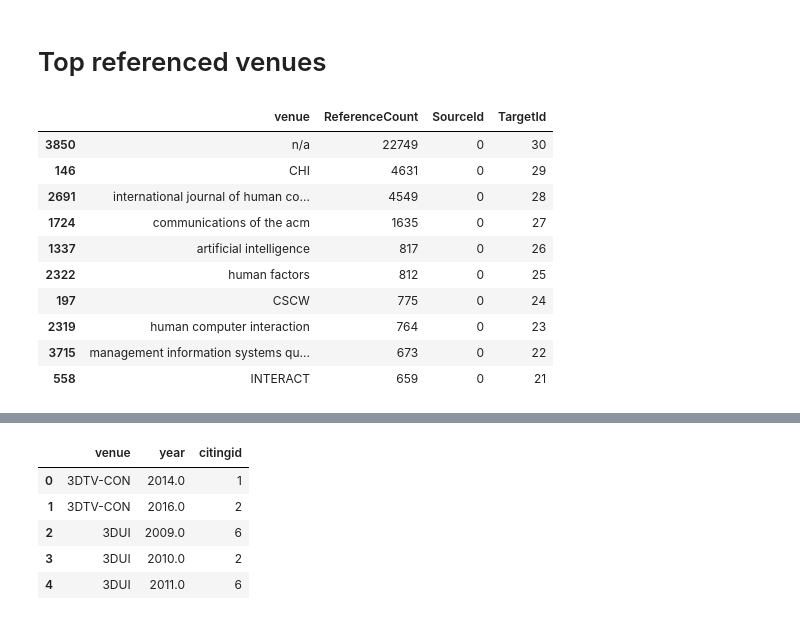
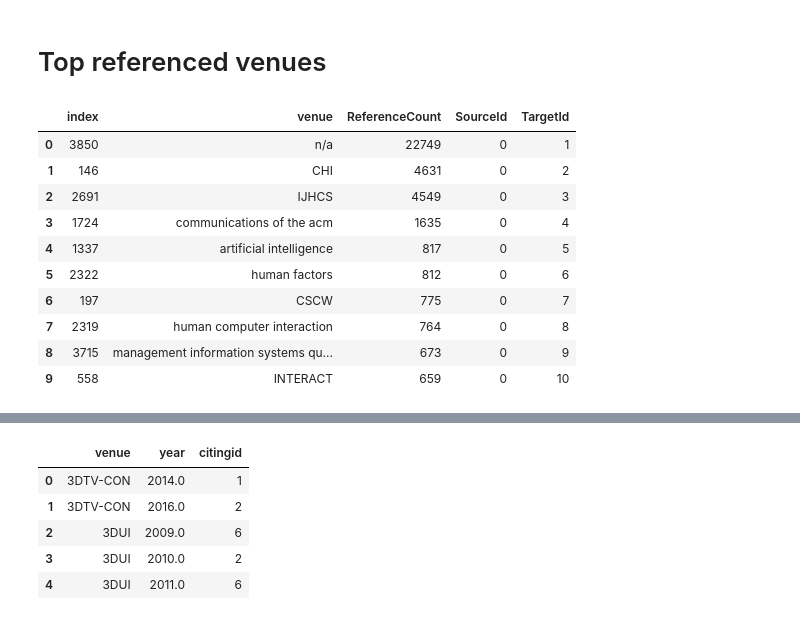
Before and after one commit to andremann/IJHCS-special-issue, a Jupyter notebook: IJHCS_analysis.ipynb, the cells around one changed output, grey strips where cells are left out. Drawn from its saved outputs; the diff is of its cells as text; code cells hidden in the pictures.

```diff
--- a/IJHCS_analysis.ipynb
+++ b/IJHCS_analysis.ipynb
@@ -416,30 +416,34 @@ pio.write_image(fig, 'reports/images/ijhcs_reference_memory_%s.png' % LOOKBACK)
 # %%
 def get_venue(row):
     return row['journame'] if type(row['journame']) == str else row['confseries']
 
 top_referenced_venues = ijhcs_ref[['journame', 'confseries']]
 top_referenced_venues['venue'] = top_referenced_venues.apply(lambda row: get_venue(row), axis=1)
 top_referenced_venues.drop(columns=['journame', 'confseries'], inplace=True)
 top_referenced_venues.fillna('n/a', inplace=True)
-top_referenced_venues = top_referenced_venues.groupby('venue').size().reset_index(name='ReferenceCount').sort_values('ReferenceCount', ascending=False)[:TOP_N]
+top_referenced_venues = top_referenced_venues.groupby('venue').size().reset_index(name='ReferenceCount').sort_values('ReferenceCount', ascending=False)[:TOP_N+1].reset_index()
 
 # Rebasing columns for SanKey plot
 top_referenced_venues['SourceId'] = 0
-top_referenced_venues['TargetId'] = top_referenced_venues.ReferenceCount.rank()
+top_referenced_venues['TargetId'] = top_referenced_venues.ReferenceCount.index + 1
 top_referenced_venues.TargetId = top_referenced_venues.TargetId.astype(int)
+
+# Quick IJHCS rename
+top_referenced_venues.loc[top_referenced_venues.venue == 'international journal of human computer studies international journal of man machine studies', 'venue'] = 'IJHCS'
+
 top_referenced_venues.head(10)
 # %% [output]
-|  | venue | ReferenceCount | SourceId | TargetId |
-| 3850 | n/a | 22749 | 0 | 30 |
-| 146 | CHI | 4631 | 0 | 29 |
-| 2691 | international journal of human co... | 4549 | 0 | 28 |
-| 1724 | communications of the acm | 1635 | 0 | 27 |
-| 1337 | artificial intelligence | 817 | 0 | 26 |
-| 2322 | human factors | 812 | 0 | 25 |
-| 197 | CSCW | 775 | 0 | 24 |
-| 2319 | human computer interaction | 764 | 0 | 23 |
-| 3715 | management information systems qu... | 673 | 0 | 22 |
-| 558 | INTERACT | 659 | 0 | 21 |
+|  | index | venue | ReferenceCount | SourceId | TargetId |
+| 0 | 3850 | n/a | 22749 | 0 | 1 |
+| 1 | 146 | CHI | 4631 | 0 | 2 |
+| 2 | 2691 | IJHCS | 4549 | 0 | 3 |
+| 3 | 1724 | communications of the acm | 1635 | 0 | 4 |
+| 4 | 1337 | artificial intelligence | 817 | 0 | 5 |
+| 5 | 2322 | human factors | 812 | 0 | 6 |
+| 6 | 197 | CSCW | 775 | 0 | 7 |
+| 7 | 2319 | human computer interaction | 764 | 0 | 8 |
+| 8 | 3715 | management information systems qu... | 673 | 0 | 9 |
+| 9 | 558 | INTERACT | 659 | 0 | 10 |
 # %%
 trace = dict(type='sankey',
              orientation='h',
```
Also changed, not shown: parts of 20 cells of this notebook, 19 other files.
